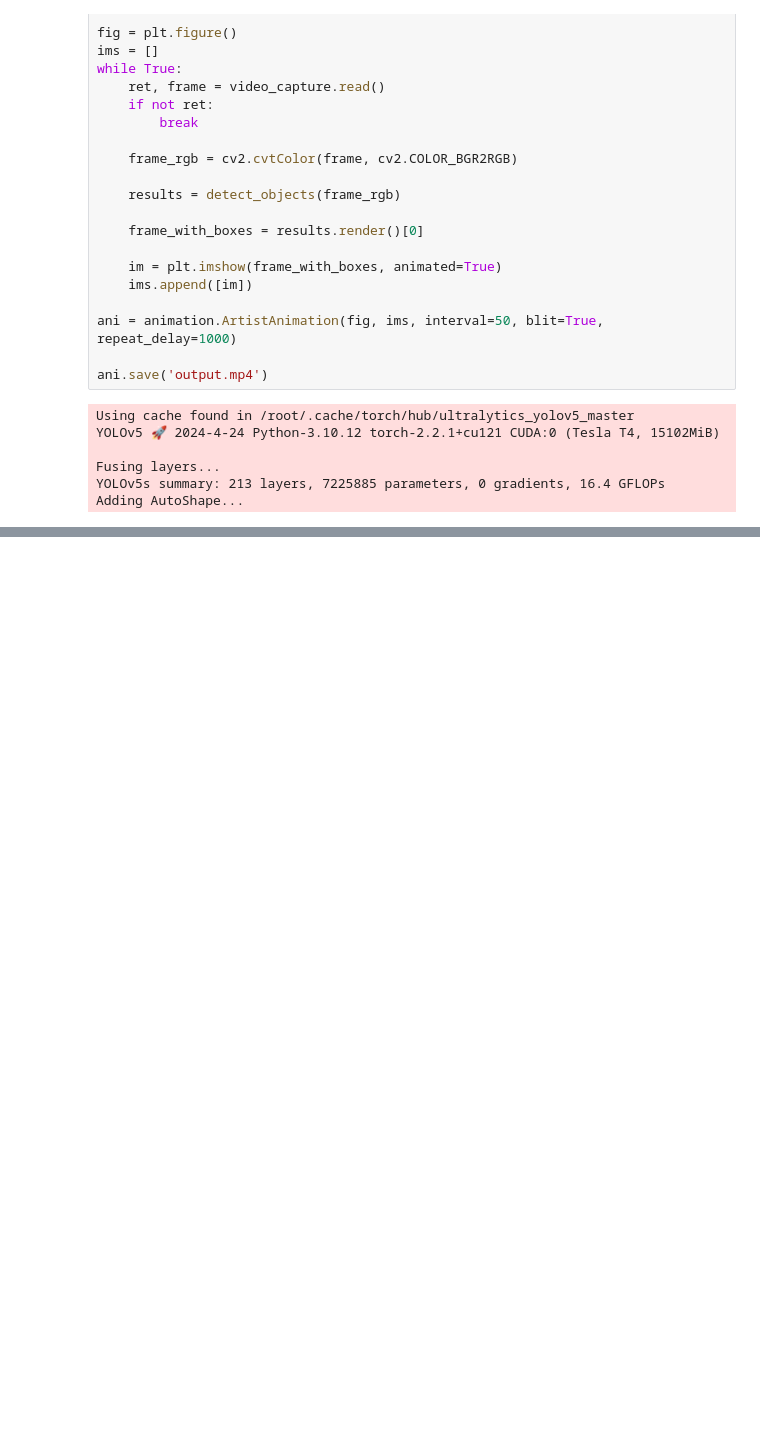
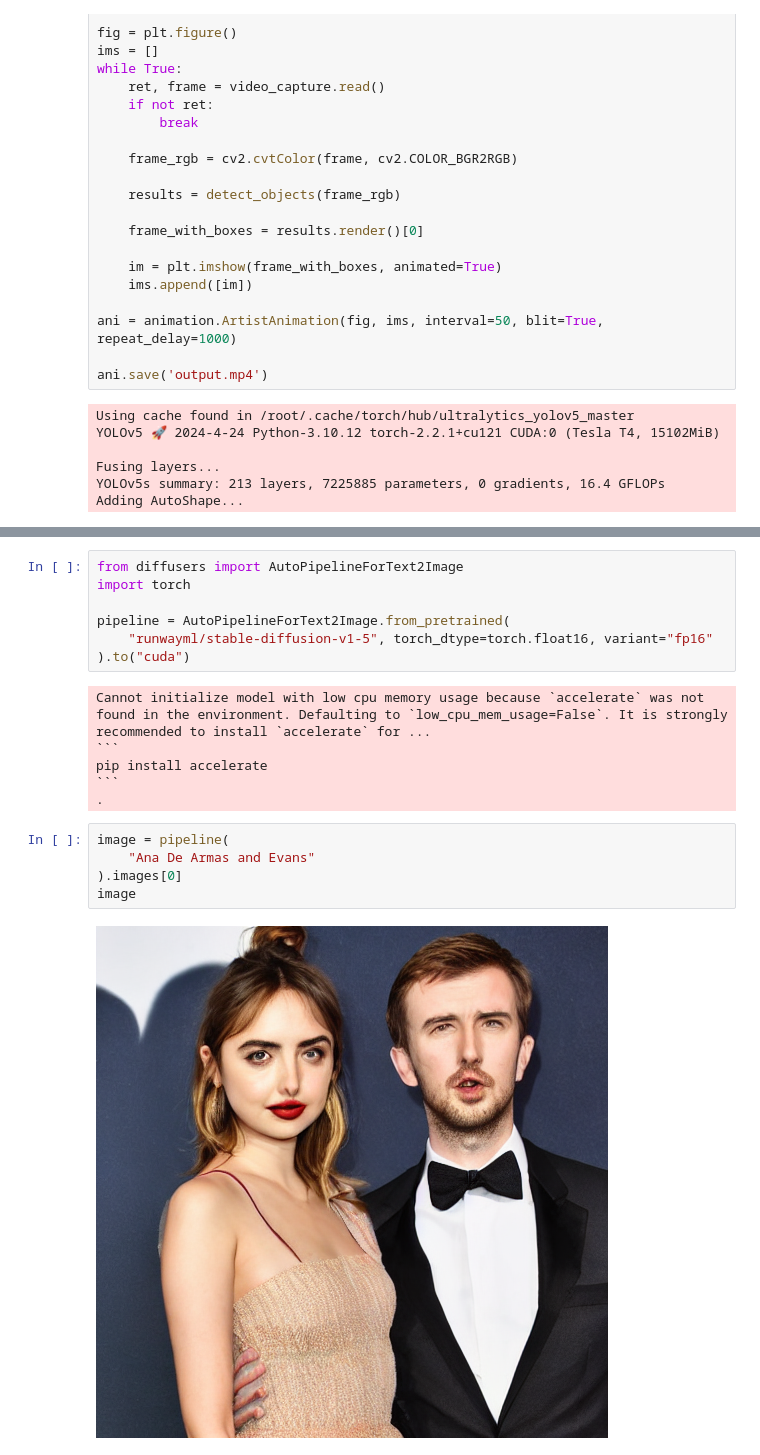
Before and after one commit to VDidyk/AI, a Jupyter notebook: module5/ДЗ_18.ipynb, the cells around one changed output, grey strips where cells are left out. Drawn from its saved outputs; the diff is of its cells as text; blank space fills up the shorter version.

````diff
--- a/module5/ДЗ_18.ipynb
+++ b/module5/ДЗ_18.ipynb
@@ -169,0 +195,20 @@ Adding AutoShape...
+# %%
+from diffusers import AutoPipelineForText2Image
+import torch
+
+pipeline = AutoPipelineForText2Image.from_pretrained(
+	"runwayml/stable-diffusion-v1-5", torch_dtype=torch.float16, variant="fp16"
+).to("cuda")
+# %% [output]
+Cannot initialize model with low cpu memory usage because `accelerate` was not found in the environment. Defaulting to `low_cpu_mem_usage=False`. It is strongly recommended to install `accelerate` for ...
+```
+pip install accelerate
+```
+.
+# %%
+image = pipeline(
+	"Ana De Armas and Evans"
+).images[0]
+image
+# %% [output]
+[figure, added]
````
Also changed, not shown: parts of 2 cells of this notebook.
